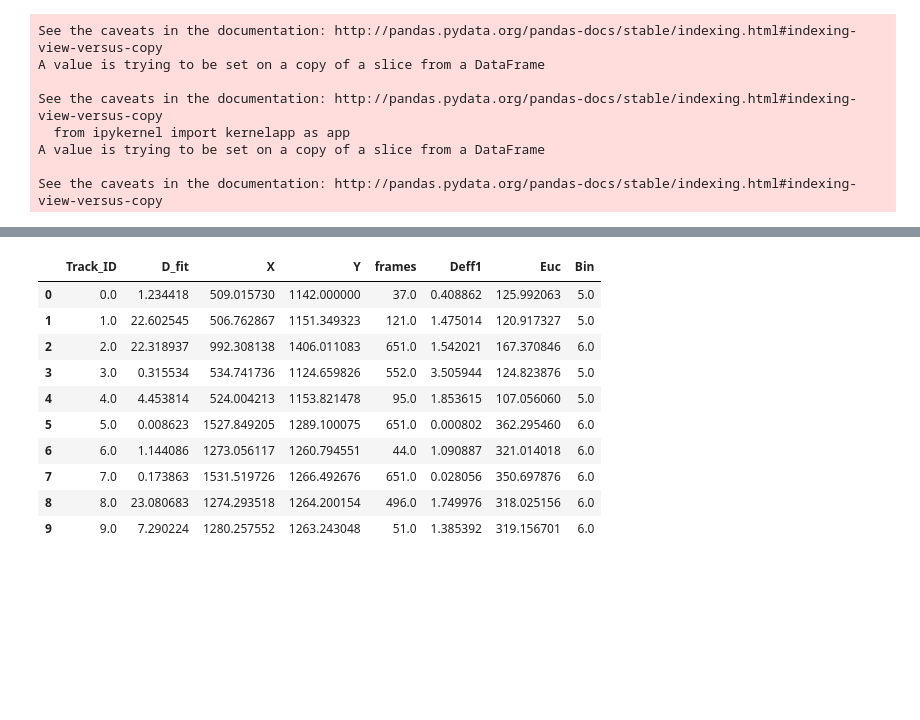
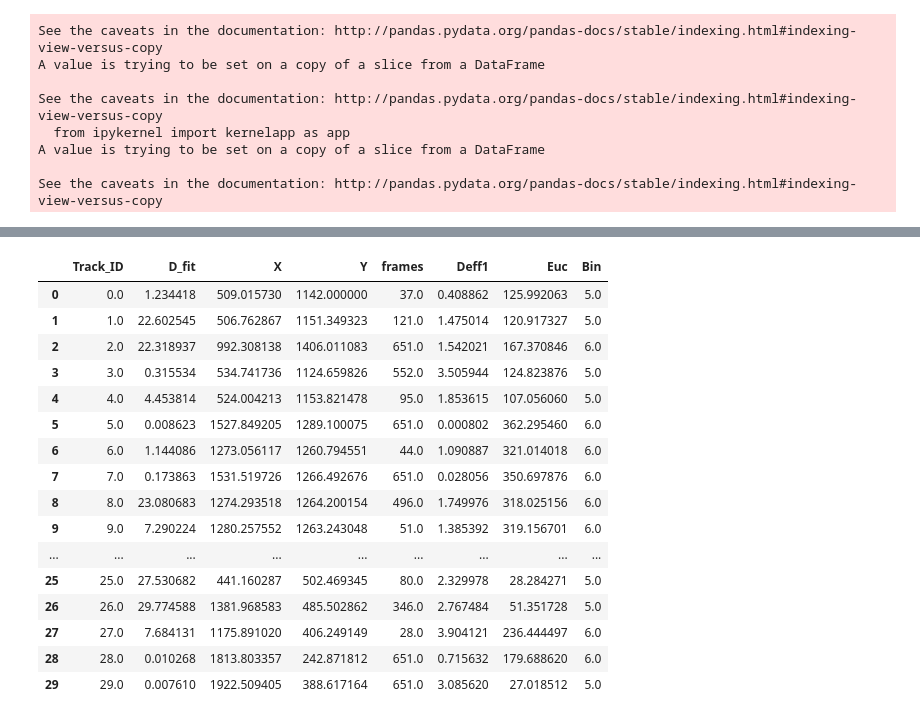
Before and after one commit to Nance-Lab/diff_classifier, a Jupyter notebook: notebooks/development/PNN_binning_example_workthrough.ipynb, the cells around one changed output, grey strips where cells are left out. Cells and saved outputs as stored; diff of their text form; code cells hidden in the pictures; blank space fills up the shorter version.

```diff
--- a/notebooks/development/PNN_binning_example_workthrough.ipynb
+++ b/notebooks/development/PNN_binning_example_workthrough.ipynb
@@ -360,18 +382,24 @@ print(int(max(one_count, two_count, three_count, four_count, five_count, six_cou
 # %%
-feat_df[['Track_ID','D_fit','X','Y','frames','Deff1','Euc','Bin']][0:10]
+feat_df[['Track_ID','D_fit','X','Y','frames','Deff1','Euc','Bin']]
 #feat_df['Track_ID']['D_fit'][0:10]
 # %% [output]
 |  | Track_ID | D_fit | X | Y | frames | Deff1 | Euc | Bin |
 | 0 | 0.0 | 1.234418 | 509.015730 | 1142.000000 | 37.0 | 0.408862 | 125.992063 | 5.0 |
 | 1 | 1.0 | 22.602545 | 506.762867 | 1151.349323 | 121.0 | 1.475014 | 120.917327 | 5.0 |
 | 2 | 2.0 | 22.318937 | 992.308138 | 1406.011083 | 651.0 | 1.542021 | 167.370846 | 6.0 |
 | 3 | 3.0 | 0.315534 | 534.741736 | 1124.659826 | 552.0 | 3.505944 | 124.823876 | 5.0 |
 | 4 | 4.0 | 4.453814 | 524.004213 | 1153.821478 | 95.0 | 1.853615 | 107.056060 | 5.0 |
 | 5 | 5.0 | 0.008623 | 1527.849205 | 1289.100075 | 651.0 | 0.000802 | 362.295460 | 6.0 |
 | 6 | 6.0 | 1.144086 | 1273.056117 | 1260.794551 | 44.0 | 1.090887 | 321.014018 | 6.0 |
 | 7 | 7.0 | 0.173863 | 1531.519726 | 1266.492676 | 651.0 | 0.028056 | 350.697876 | 6.0 |
 | 8 | 8.0 | 23.080683 | 1274.293518 | 1264.200154 | 496.0 | 1.749976 | 318.025156 | 6.0 |
 | 9 | 9.0 | 7.290224 | 1280.257552 | 1263.243048 | 51.0 | 1.385392 | 319.156701 | 6.0 |
+| ... | ... | ... | ... | ... | ... | ... | ... | ... |
+| 25 | 25.0 | 27.530682 | 441.160287 | 502.469345 | 80.0 | 2.329978 | 28.284271 | 5.0 |
+| 26 | 26.0 | 29.774588 | 1381.968583 | 485.502862 | 346.0 | 2.767484 | 51.351728 | 5.0 |
+| 27 | 27.0 | 7.684131 | 1175.891020 | 406.249149 | 28.0 | 3.904121 | 236.444497 | 6.0 |
+| 28 | 28.0 | 0.010268 | 1813.803357 | 242.871812 | 651.0 | 0.715632 | 179.688620 | 6.0 |
+| 29 | 29.0 | 0.007610 | 1922.509405 | 388.617164 | 651.0 | 3.085620 | 27.018512 | 5.0 |
 # %%
 num_bins = 7
 summary_array = np.zeros((int(max(one_count, two_count, three_count, four_count, five_count, six_count, seven_count)), int(num_bins)))
```
Also changed, not shown: parts of 7 cells of this notebook, 1 other file.
